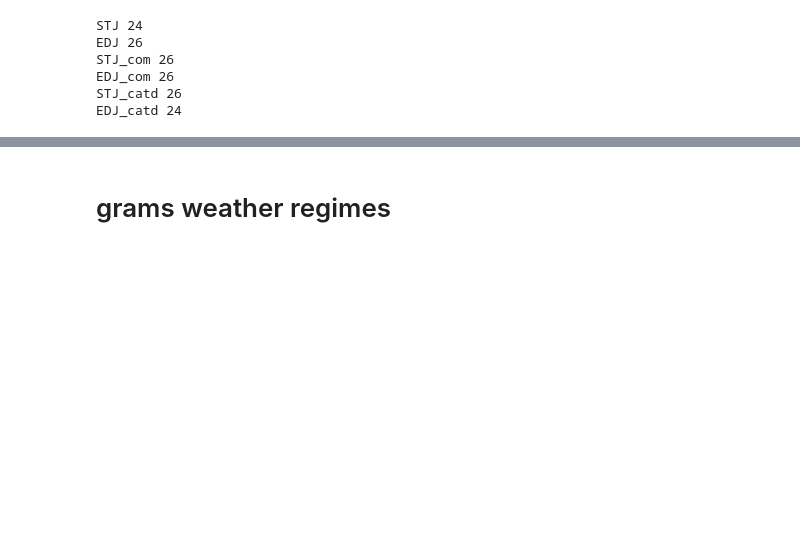
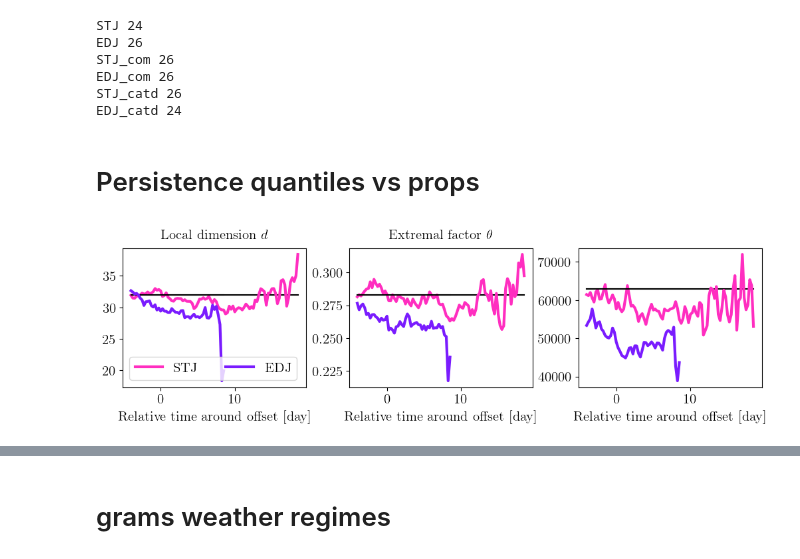
Before and after one commit to hbanderier/persistent-extremes-era5, a Jupyter notebook: Persistence/persistent_jets_v2.ipynb, the cells around one changed output, grey strips where cells are left out. Cells and saved outputs as stored; diff of their text form; code cells hidden in the pictures; blank space fills up the shorter version.

```diff
--- a/Persistence/persistent_jets_v2.ipynb
+++ b/Persistence/persistent_jets_v2.ipynb
@@ -275,0 +152,2 @@ for spell_of in ["STJ" ,"EDJ", "STJ_catd" ,"EDJ_catd", "STJ_com" ,"EDJ_com"]:
+# %% [markdown]
+# Persistence quantiles vs props
@@ -275,0 +160,14 @@ for spell_of in ["STJ" ,"EDJ", "STJ_catd" ,"EDJ_catd", "STJ_com" ,"EDJ_com"]:
+# %%
+opath_dim = exp.path.joinpath("dim.parquet")
+opath_theta = exp.path.joinpath("theta.parquet")
+if opath_dim.is_file() and opath_theta.is_file():
+    dim_pd = pl.read_parquet(opath_dim)
+    theta_pd = pl.read_parquet(opath_theta)
+else:
+    a, b, c = CDSK.dynamical_local_indexes(X, n_jobs=N_WORKERS)
+    dim = a[:, 0, 0]
+    theta = b[:, 0, 0]
+    dim_pd = pl.DataFrame({"time": da_.time.values, "dim": dim})
+    theta_pd = pl.DataFrame({"time": da_.time.values, "theta": theta})
+    dim_pd.write_parquet(opath_dim)
+    theta_pd.write_parquet(opath_theta)
@@ -275,0 +178,20 @@ for spell_of in ["STJ" ,"EDJ", "STJ_catd" ,"EDJ_catd", "STJ_com" ,"EDJ_com"]:
+# %%
+fig, axes = plt.subplots(1, 3, figsize=(10, 3), constrained_layout=True)
+axes = axes.ravel()
+for i, to_plot in enumerate([dim_pd, theta_pd, speed_pd]):
+    ax = axes[i]
+    name = to_plot.columns[-1]
+    for jet in ["STJ_catd", "EDJ_catd"]:
+        spells = spells_list[jet]
+        huh = mask_from_spells_pl(spells_list[jet], to_plot, time_before=datetime.timedelta(days=4))
+        x, y = huh.group_by("relative_index").mean().sort("relative_index")[["relative_index", name]].to_numpy().T
+        x = x / 4
+        ax.plot([x[0], x[-1]], [to_plot[name].mean()] * 2, color="black")
+        ax.plot(x, y, color=COLORS[2 - int(jet=="EDJ_catd")], lw=3, label=jet[:3])
+    ax.set_xlabel("Relative time around offset [day]")
+axes[0].set_title("Local dimension $d$")
+axes[1].set_title(r"Extremal factor $\theta$")
+axes[0].legend(ncol=2)
+fig.savefig(f"{FIGURES}/jet_persistence/dst.png")
+# %% [output]
+[figure, added]
```
Also changed, not shown: parts of 26 cells of this notebook.
